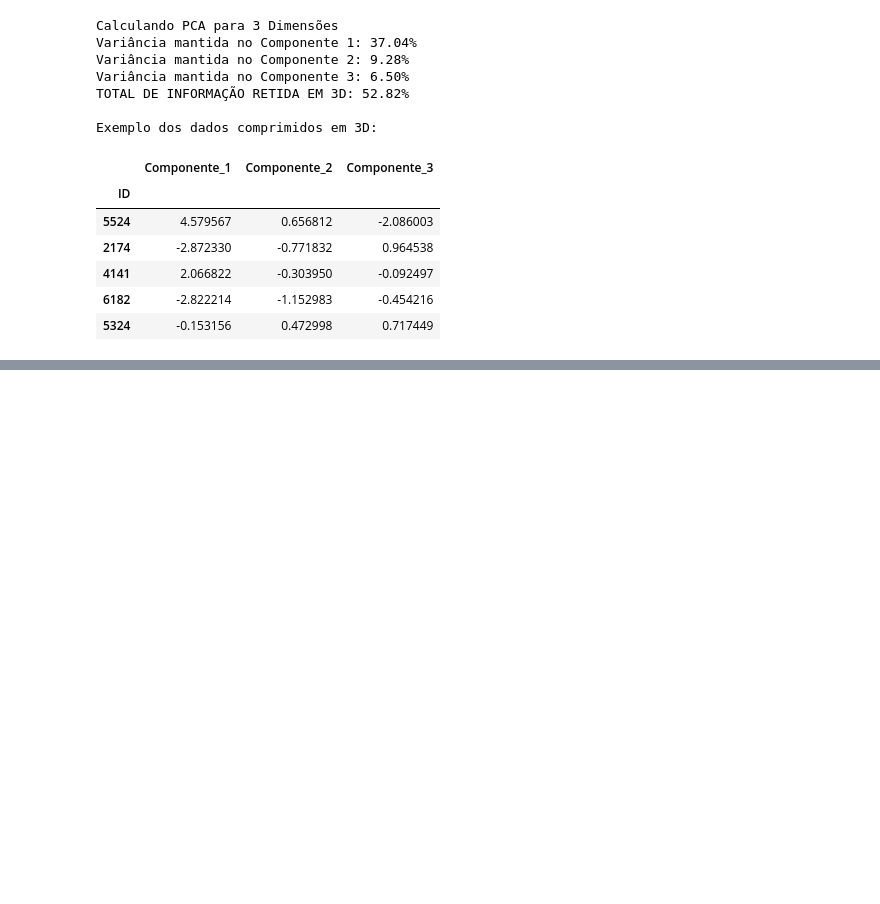
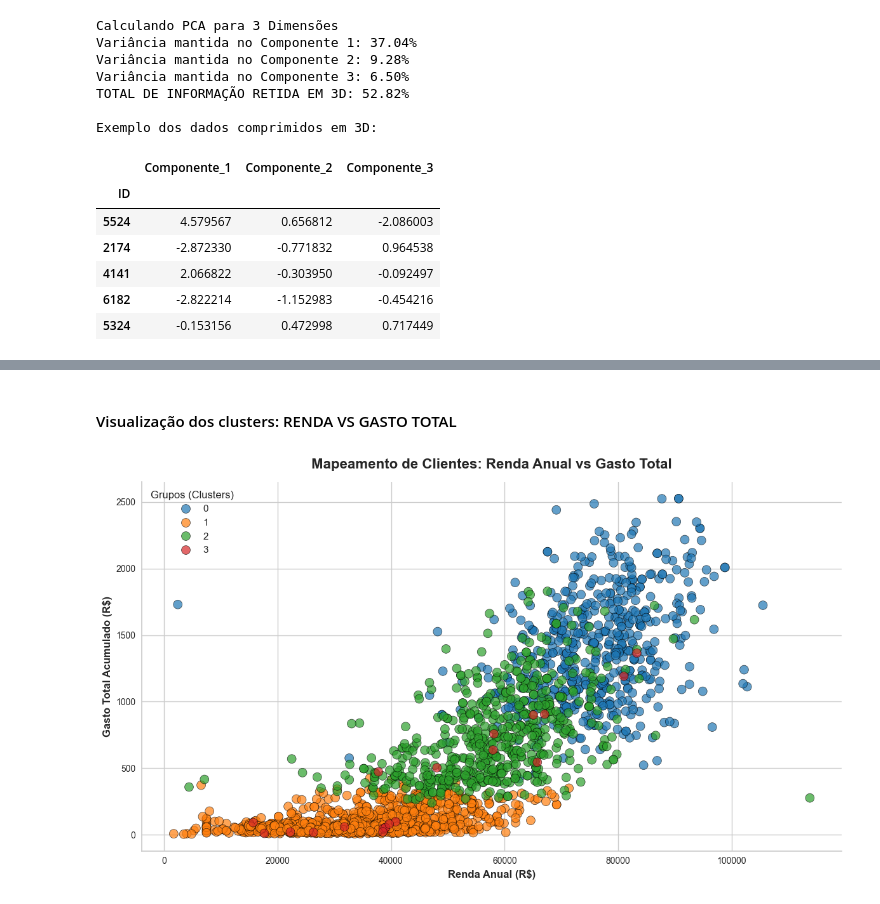
Before and after one commit to felipetamiozzo/customer-segmentation-kmeans, a Jupyter notebook: notebooks/customer_segmentation.ipynb, the cells around one changed output, grey strips where cells are left out. Drawn from its saved outputs; the diff is of its cells as text; code cells hidden in the pictures; blank space fills up the shorter version.

Commit message:
feat: adiciona modelagem final k-means, graficos executivos e interpretabilidade

```diff
--- a/notebooks/customer_segmentation.ipynb
+++ b/notebooks/customer_segmentation.ipynb
@@ -1155,0 +1163,4 @@ Exemplo dos dados comprimidos em 3D:
+# %%
+#Treinando com 4 clusters
+kmeans_final = KMeans(n_clusters= 4, random_state = 42, n_init= 'auto')
+kmeans_final.fit(df_ml_padronizado)
@@ -1155,0 +1169,9 @@ Exemplo dos dados comprimidos em 3D:
+# %%
+#Agora resgatamos as estiquetas numéricas criadas pelo algoritimo
+estiquetas = kmeans_final.labels_
+
+#Criando uma copia do df c os salarios e gastos c os numeros reais
+df_limpo_clusters = df_limpo.copy()
+
+#Adiconanmos as nova coluna com os grupos
+df_limpo_clusters['Cluster'] = estiquetas
@@ -1155,0 +1229,41 @@ Exemplo dos dados comprimidos em 3D:
+# %% [markdown]
+####  Visualização dos clusters: RENDA VS GASTO TOTAL
+# %%
+
+#Configurando o tamanho
+plt.figure(figsize=(12, 7))
+
+
+#Convertendo a coluna Cluster para string/categoria para que o Seaborn trate como cores distintas
+df_limpo_clusters['Cluster'] = df_limpo_clusters['Cluster'].astype(str)
+
+#Ordenando para a legenda (0, 1, 2, 3)
+df_limpo_clusters = df_limpo_clusters.sort_values('Cluster')
+
+#Criando o Scatter Plot
+grafico = sns.scatterplot(
+    data=df_limpo_clusters,
+    x='Income',
+    y='Gasto_Total',
+    hue='Cluster',            #A cor será definida pelo grupo
+    palette='tab10',
+    s=100,
+    alpha=0.7,
+    edgecolor='black',
+    linewidth=0.5
+)
+
+#Formatando os títulos com cara de relatório executivo
+plt.title('Mapeamento de Clientes: Renda Anual vs Gasto Total', fontsize=16, fontweight='bold', pad=15)
+plt.xlabel('Renda Anual (R$)', fontsize=12, fontweight='bold')
+plt.ylabel('Gasto Total Acumulado (R$)', fontsize=12, fontweight='bold')
+
+#Ajustando a legenda e removendo bordas desnecessárias
+plt.legend(title='Grupos (Clusters)', title_fontsize='12', fontsize='11', loc='upper left')
+sns.despine() # Remove as linhas superior e direita do quadro
+
+
+plt.tight_layout()
+plt.show()
+# %% [output]
+[figure, added]
```
Also changed, not shown: parts of 20 cells of this notebook.
